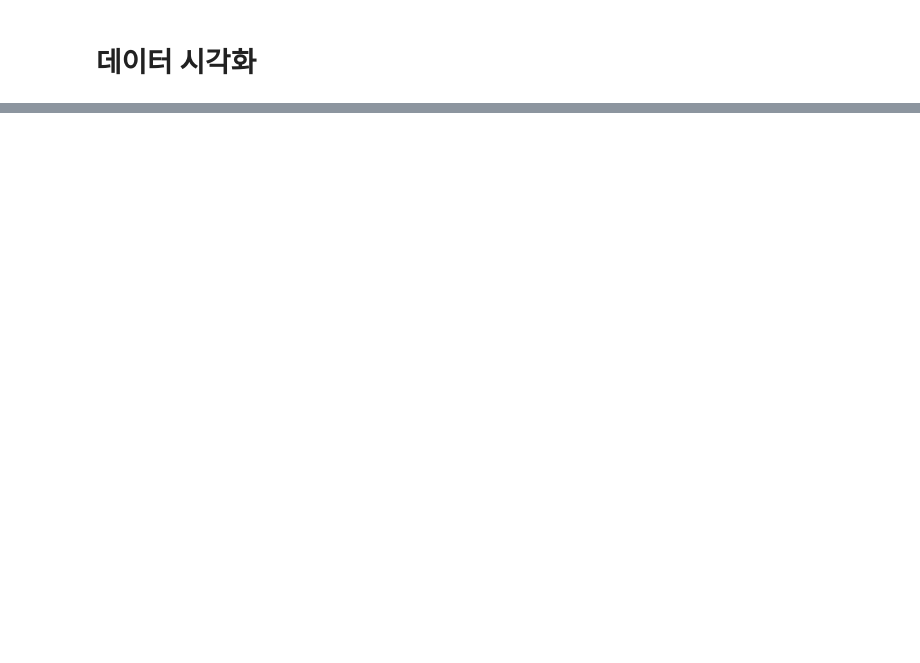
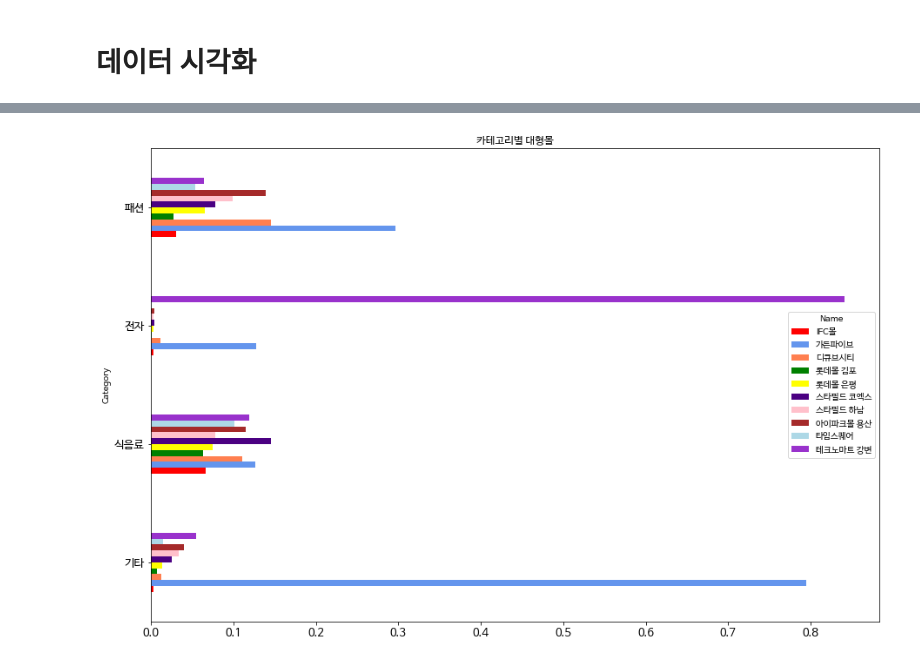
Before and after one commit to YoonkyungKim/multiplex, a Jupyter notebook: shopping_category_frequncy.ipynb, the cells around one changed output, grey strips where cells are left out. Cells and saved outputs as stored; diff of their text form; code cells hidden in the pictures; blank space fills up the shorter version.

```diff
--- a/shopping_category_frequncy.ipynb
+++ b/shopping_category_frequncy.ipynb
@@ -121,2 +134,12 @@ result_df.plot.bar()
+# %%
+# result_df.plot.bar(title="Titanic")           # 특정kwargs O, X
+ax = result_df.plot(kind="barh", title="카테고리별 대형몰",color=["red", "cornflowerblue","coral","green","yellow","indigo","pink","brown","lightblue","darkorchid"])
+
+matplotlib.rc('xtick', labelsize=13)
+matplotlib.rc('ytick', labelsize=13)
+
+# DataFrame. plot ( option )
+# %% [output]
+[figure, added]
 # %%
 # result_df.plot.bar(title="Titanic")           # 특정kwargs O, X
```
Also changed, not shown: parts of 26 cells of this notebook, 1 other file.
